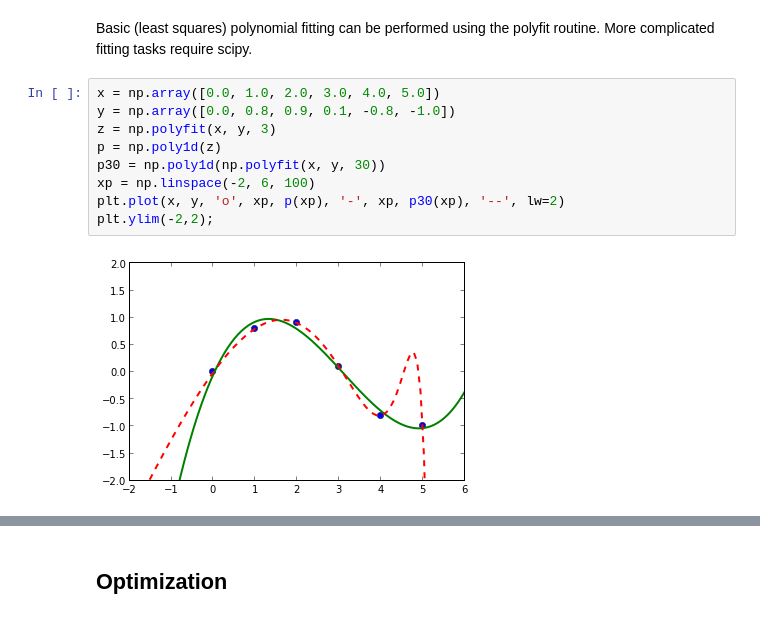
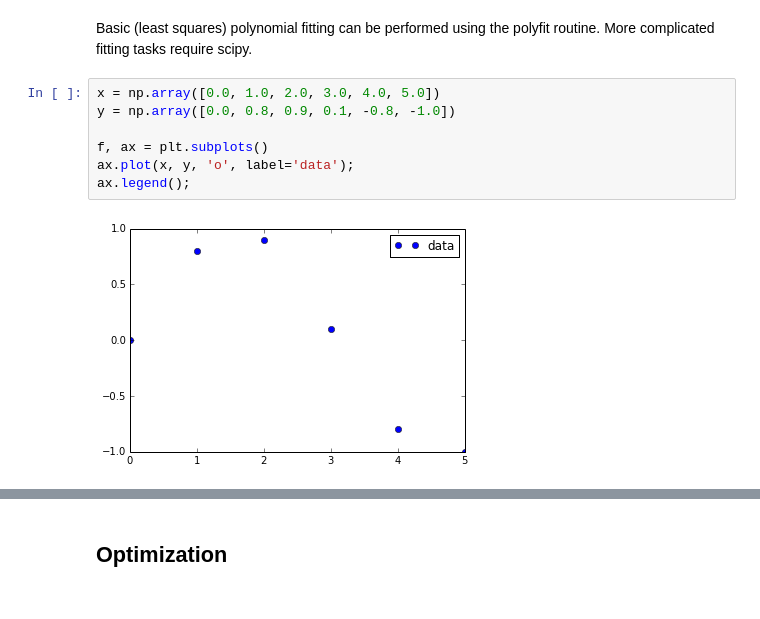
Before and after one commit to profjsb/python-seminar, a Jupyter notebook: DataFiles_and_Notebooks/03_Numpy_Scipy_Stats/ScipyIntro.ipynb, the cells around one changed output, grey strips where cells are left out. Drawn from its saved outputs; the diff is of its cells as text.

```diff
--- a/DataFiles_and_Notebooks/03_Numpy_Scipy_Stats/ScipyIntro.ipynb
+++ b/DataFiles_and_Notebooks/03_Numpy_Scipy_Stats/ScipyIntro.ipynb
@@ -180,11 +183,9 @@ Basic (least squares) polynomial fitting can be performed using the polyfit rout
 # %%
 x = np.array([0.0, 1.0, 2.0, 3.0, 4.0, 5.0])
 y = np.array([0.0, 0.8, 0.9, 0.1, -0.8, -1.0])
-z = np.polyfit(x, y, 3)
-p = np.poly1d(z)
-p30 = np.poly1d(np.polyfit(x, y, 30))
-xp = np.linspace(-2, 6, 100)
-plt.plot(x, y, 'o', xp, p(xp), '-', xp, p30(xp), '--', lw=2)
-plt.ylim(-2,2);
+
+f, ax = plt.subplots()
+ax.plot(x, y, 'o', label='data');
+ax.legend();
 # %% [output]
-[figure, old version]
+[figure, new version]
```
Also changed, not shown: parts of 16 cells of this notebook, 3 other files.
